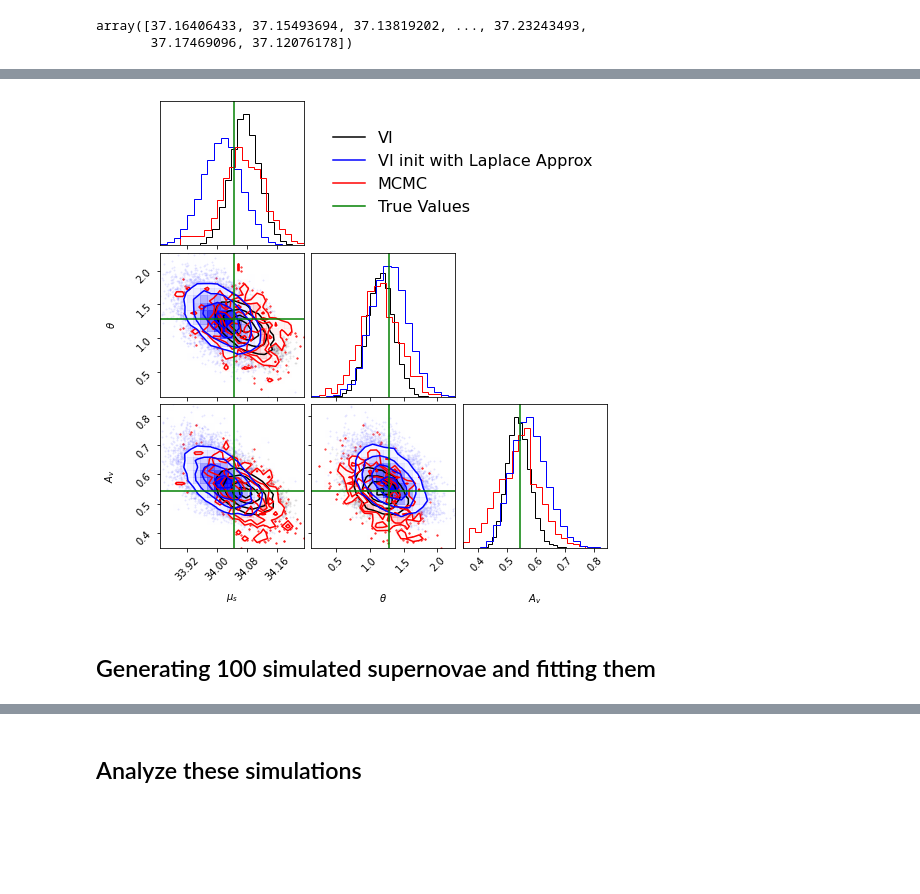
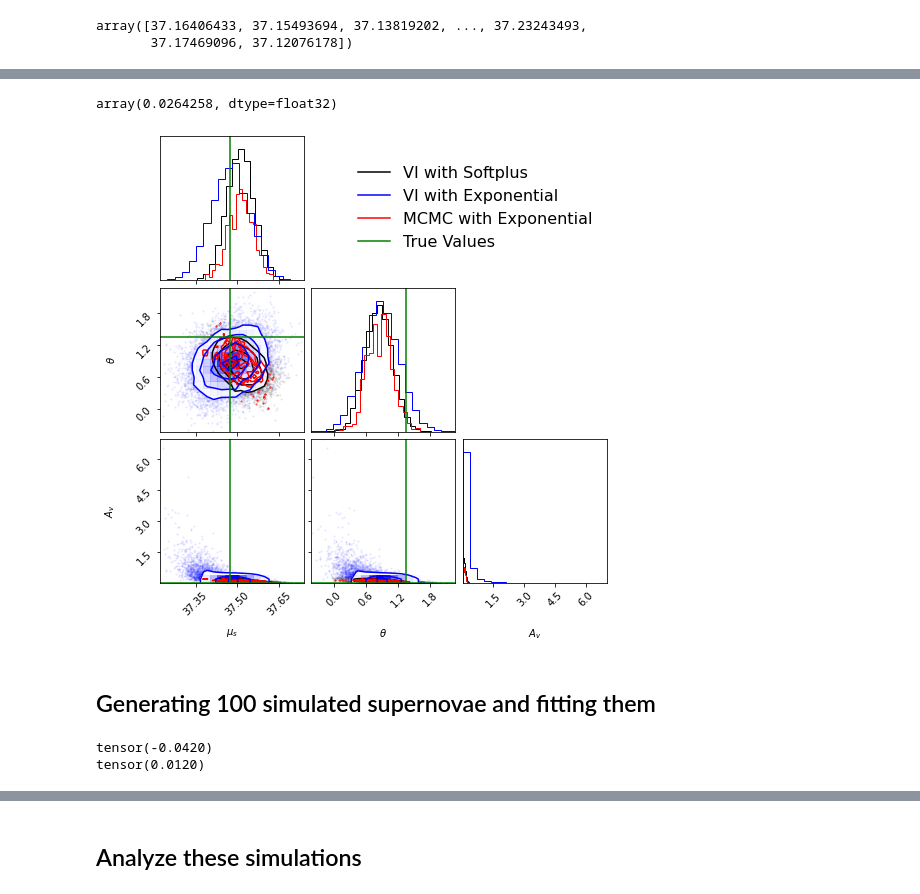
Before and after one commit to asmuzsoy/variational_bayesn, a Jupyter notebook: Simulate_Fitting_BayeSN_Pyro.ipynb, the cells around one changed output, grey strips where cells are left out. Saved outputs shown, nothing was run; the diff lists cells and outputs as text; code cells hidden in the pictures; blank space fills up the shorter version.

```diff
--- a/Simulate_Fitting_BayeSN_Pyro.ipynb
+++ b/Simulate_Fitting_BayeSN_Pyro.ipynb
@@ -797,7 +981,7 @@ initial_params = {'mu_s':torch.tensor([pyro.sample("mu_s", dist.Normal(mu_mean,
 # %%
 nuts_kernel = pyro.infer.NUTS(model_mcmc, adapt_step_size=True)
 
-mcmc = pyro.infer.MCMC(nuts_kernel, initial_params = initial_params, num_samples=600, warmup_steps=250, num_chains = num_chains, disable_progbar = True)
+mcmc = pyro.infer.MCMC(nuts_kernel, initial_params = initial_params, num_samples=1000, warmup_steps=250, num_chains = num_chains, disable_progbar = True)
 
 start_time = time.time()
 mcmc.run(torch.as_tensor(all_band_fluxes))
@@ -937,7 +1121,7 @@ for i, band_flux in enumerate(all_band_fluxes):
 plt.legend()
 plt.title("Posterior samples from MCMC")
 # %%
-num_corner_samples = 10000
+num_corner_samples = 1000
 mcmc_corner_samples = mcmc.get_samples(num_samples = num_corner_samples)
 # %%
 vi_corner_samples = Predictive(model_vi, guide = autoguide_vi, num_samples = num_corner_samples)(None,)
@@ -955,3 +1137,5 @@ laplace_corner_samples = Predictive(model_vi, guide = laplace_guide, num_samples
 KeyboardInterrupt: ignored
 # %%
 vi_trained_laplace_samples = Predictive(model_vi, guide = new_laplace_approx_guide, num_samples = num_corner_samples)(None,)
+# %%
+softplus_samples = Predictive(model_vi_softplus, guide = softplus_new_laplace_approx_guide, num_samples = num_corner_samples)(None,)
@@ -975,3 +1161,8 @@ array([37.16406433, 37.15493694, 37.13819202, ..., 37.23243493,
        37.17469096, 37.12076178])
 # %%
 vi_from_mcmc_corner_samples = Predictive(model_vi, guide = autoguide_from_mcmc, num_samples = num_corner_samples)(None,)
+# %%
+def transform_x_samples(x_samples, k = 25):
+  #   k = torch.as_tensor(10.)
+  # Av = torch.log(1 + torch.exp(k * x)) / k
+  return np.log(1 + np.exp(k * x_samples)) / k
@@ -978,7 +1213,14 @@ vi_from_mcmc_corner_samples = Predictive(model_vi, guide = autoguide_from_mcmc,
+# %%
+true_Av
+# %% [output]
+array(0.0264258, dtype=float32)
 # %%
-figure = corner.corner(np.vstack((vi_corner_samples['mu_s'][:,0,0].numpy(),vi_corner_samples['theta'][:,0,0].numpy(),
-                                  vi_corner_samples['Av'][:,0,0].numpy())).T,
-                       labels = [r"VI $\mu_s$", r"VI $\theta$", r"VI $A_v$"])
+figure = corner.corner(np.vstack((softplus_samples['mu_s'][:,0,0].numpy(),softplus_samples['theta'][:,0,0].numpy(),
+                                  transform_x_samples(softplus_samples['x'][:,0,0].numpy()))).T,
+                       labels = [r"VI $\mu_s$", r"VI $\theta$", r"VI $A_av$"])
+# figure = corner.corner(np.vstack((vi_corner_samples['mu_s'][:,0,0].numpy(),vi_corner_samples['theta'][:,0,0].numpy(),
+#                                   vi_corner_samples['Av'][:,0,0].numpy())).T,
+#                        labels = [r"VI $\mu_s$", r"VI $\theta$", r"VI $A_v$"])
 # corner.corner(np.vstack((custom_vi_corner_samples['mu_s'][:,0,0].numpy(),custom_vi_corner_samples['theta'][:,0,0].numpy(),
 #                                  custom_vi_corner_samples['Av'][:,0,0].numpy())).T,
 #                        labels = [r"$\mu_s$", r"$\theta$", r"$A_v$"], fig = figure, color ='b')
@@ -993,34 +1235,34 @@ corner.corner(np.vstack((mcmc_corner_samples['mu_s'][:,0].numpy(),mcmc_corner_sa
 # corner.corner(np.vstack((vi_from_mcmc_corner_samples['mu_s'][:,0,0].numpy(),vi_from_mcmc_corner_samples['theta'][:,0,0].numpy(),
 #                                  vi_from_mcmc_corner_samples['Av'][:,0,0].numpy())).T,
 #                        labels = [r"$\mu_s$", r"$\theta$", r"$A_v$"], fig = figure, color ='c')
 
 corner.corner(np.vstack((vi_trained_laplace_samples['mu_s'][:,0,0].numpy(),vi_trained_laplace_samples['theta'][:,0,0].numpy(),
                                  vi_trained_laplace_samples['Av'][:,0,0].numpy())).T,
                        labels = [r"$\mu_s$", r"$\theta$", r"$A_v$"], fig = figure, color ='b')
 # corner.corner(np.vstack((mcmc_corner_samples['mu_s'][7500:10000],mcmc_corner_samples['theta'][7500:10000],mcmc_corner_samples['Av'][7500:10000])).T,
 #                        labels = [r"$\mu_s$", r"$\theta$", r"$A_v$"], fig = figure, color  = 'r')
 # corner.corner(np.vstack((mcmc_corner_samples['mu_s'][2500:5000],mcmc_corner_samples['theta'][2500:5000],mcmc_corner_samples['Av'][2500:5000])).T,
 #                        labels = [r"$\mu_s$", r"$\theta$", r"$A_v$"], fig = figure, color  = 'b')
 corner.overplot_lines(figure, [true_mu_s, true_theta, true_Av], color = 'g')
 # corner.overplot_lines(figure, laplace_approx, color = 'tab:purple')
 
 # colors = ['k','b','c', 'r', 'g', 'tab:purple']
 # labels = ['VI (Full Matrix)', 'VI (Custom Matrix)', 'VI (Custom Matrix - Full eps)', 'MCMC', 'True Values', 'Laplace Approx']
 colors = ['k','b' ,'r', 'g']
 
-labels = ['VI', 'VI init with Laplace Approx', 'MCMC', 'True Values' ]
+labels = ['VI with Softplus' ,'VI with Exponential', 'MCMC with Exponential', 'True Values' ]
 
 plt.legend(
     handles=[
         mlines.Line2D([], [], color=colors[i], label=labels[i])
         for i in range(len(labels))
     ],
     fontsize=16, frameon=False,
     bbox_to_anchor=(1, 3), loc="upper right"
 )
 
 figure.savefig("Simulated_Light_Curve_Corner_Plot_072722.pdf")
 # %% [output]
-[figure, old version]
+[figure, new version]
 # %% [markdown]
 ## Generating 100 simulated supernovae and fitting them
@@ -1027,3 +1306,12 @@ figure.savefig("Simulated_Light_Curve_Corner_Plot_072722.pdf")
+# %%
+x = pyro.sample("x", SoftplusExp(k = 25, tau = tauA))
+print(x)
+k = torch.as_tensor(25.)
+Av = torch.log(1 + torch.exp(k * x)) / k
+print(Av)
+# %% [output]
+tensor(-0.0420)
+tensor(0.0120)
 # %%
 def model_vi_w_params(obs, mu_mean, Jt, band_Jl, band_xis_matrix, band_S0, band_h):
   # epsilon_interior = pyro.sample("eps_int", dist.MultivariateNormal(torch.zeros(len(eps_cov)), covariance_matrix = eps_cov))
```
Also changed, not shown: parts of 68 cells of this notebook, 15 other files.
